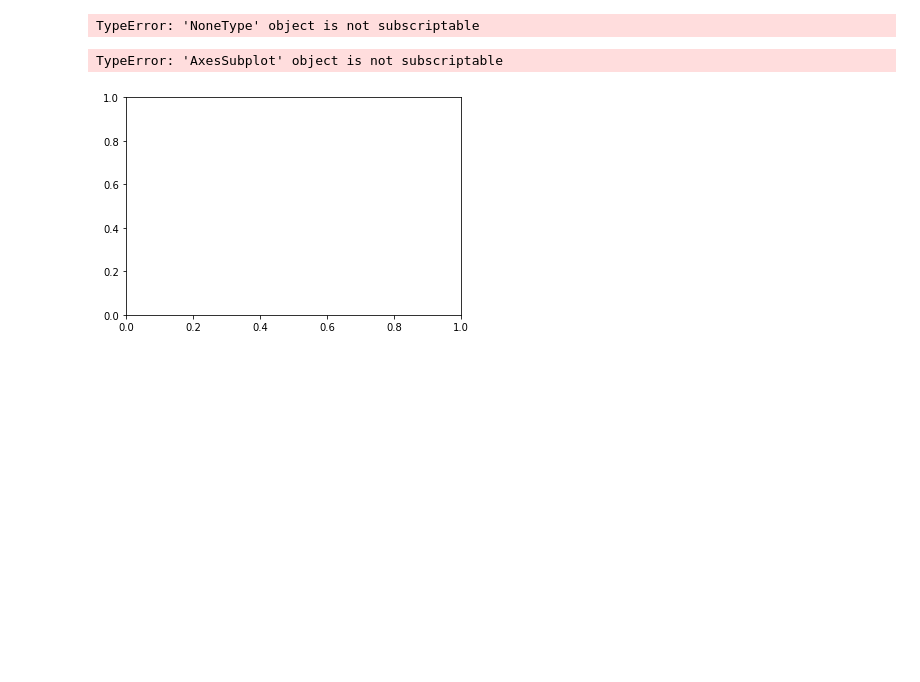
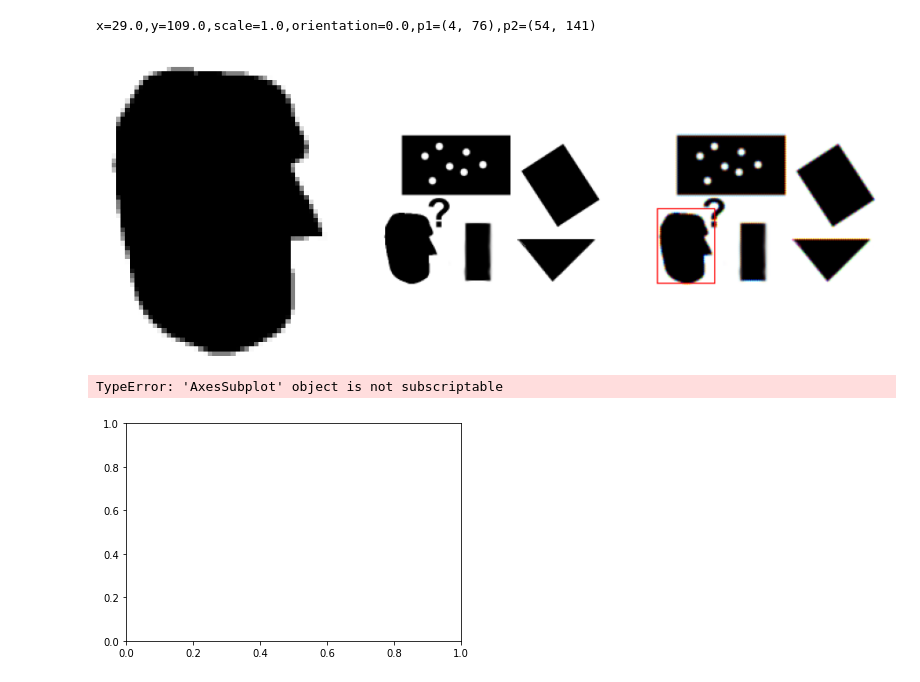
Before and after one commit to Pasindu-Manodara/Image-Processing-Home-Work-Exercise, a Jupyter notebook: Exercise_6/EX6_190095C.ipynb, the cells around one changed output. Cells and saved outputs as stored; diff of their text form; code cells hidden in the pictures; blank space fills up the shorter version.

```diff
--- a/Exercise_6/EX6_190095C.ipynb
+++ b/Exercise_6/EX6_190095C.ipynb
@@ -14,7 +34,7 @@ import numpy as np
 img = cv.imread(r'./Images/coins.jpg',cv.IMREAD_COLOR)
 assert im is not None
 
-gray =cv.cvtColor(im,cv.COLOR_BGR2GRAY)
+gray =cv.cvtColor(img,cv.COLOR_BGR2GRAY)
 
 
 
@@ -32,34 +52,45 @@ cv.destroyAllWindows()
 # %%
 import cv2 as cv
 import numpy as np
 
 im=cv.imread(r'./Images/pic1.png',cv.IMREAD_REDUCED_GRAYSCALE_2)
 assert im is not None
 templ=cv.imread(r'./Images/templ.png',cv.IMREAD_REDUCED_GRAYSCALE_2)
 assert templ is not None
 
 im_edges = cv.Canny(im,50,250)
 templ_edges = cv.Canny(templ,50,250)
 alg = cv.createGeneralizedHoughGuil()
 alg.setTemplate(templ_edges)
 alg.setAngleThresh(100000)
 alg.setScaleThresh(40000)
 alg.setPosThresh(1000)
 alg.setAngleStep(0.1)
+alg.setScaleStep(0.1)
 alg.setMinScale(0.9)
 alg.setMaxScale(1.1)
 positions, votes = alg.detect(im_edges)
 
 out = cv.cvtColor(im,cv.COLOR_BAYER_BG2BGR)
 for x, y ,scale, orientation in positions[0]:
     halfHeight = templ.shape[0]/2*scale
     halfWidth = templ.shape[1]/2*scale
     p1=(int(x-halfWidth),int(y-halfHeight))
     p2=(int(x+halfWidth),int(y+halfHeight))
     print("x={},y={},scale={},orientation={},p1={},p2={}".format(x,y,scale,orientation,p1,p2))
-    cv.rectangle(out,p1,p2,(0.0,255))
+    cv.rectangle(out,p1,p2,(0,0,255))
+
+
+fig,ax = plt.subplots(1,3,figsize=(16,14))
+ax[0].imshow(cv.cvtColor(templ,cv.COLOR_GRAY2RGB))
+ax[1].imshow(cv.cvtColor(im,cv.COLOR_GRAY2RGB))
+ax[2].imshow(cv.cvtColor(out,cv.COLOR_BGR2RGB))
+
+for i in range(3):
+    ax[i].axis('off')
 # %% [output]
-TypeError: 'NoneType' object is not subscriptable
+x=29.0,y=109.0,scale=1.0,orientation=0.0,p1=(4, 76),p2=(54, 141)
+[figure, added]
 # %%
 import matplotlib.pyplot as plt
 import numpy as np
```
Also changed, not shown: parts of 2 cells of this notebook.
